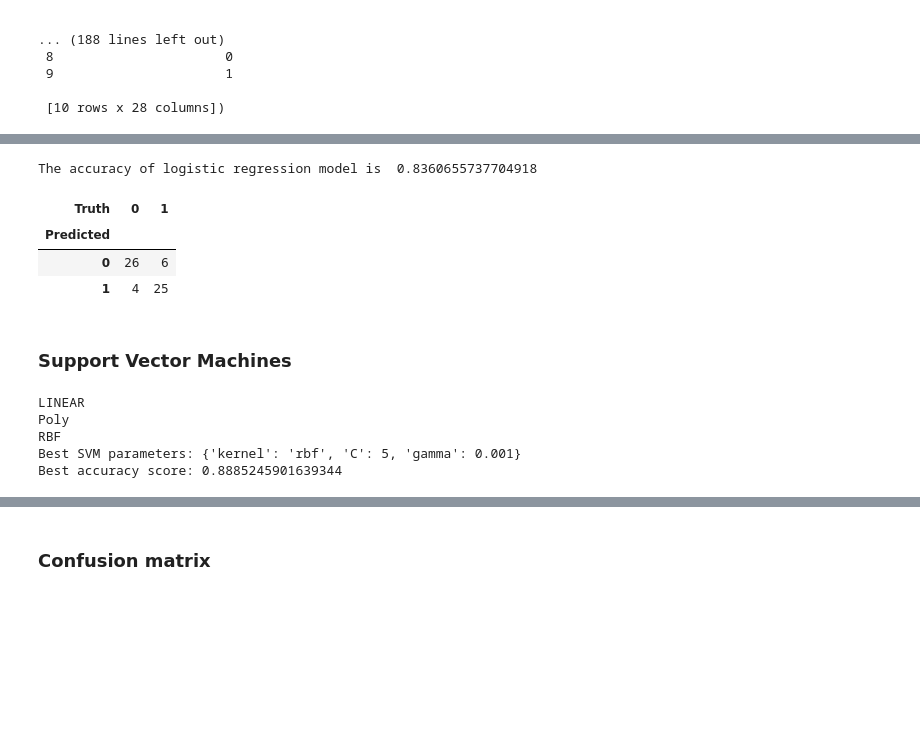
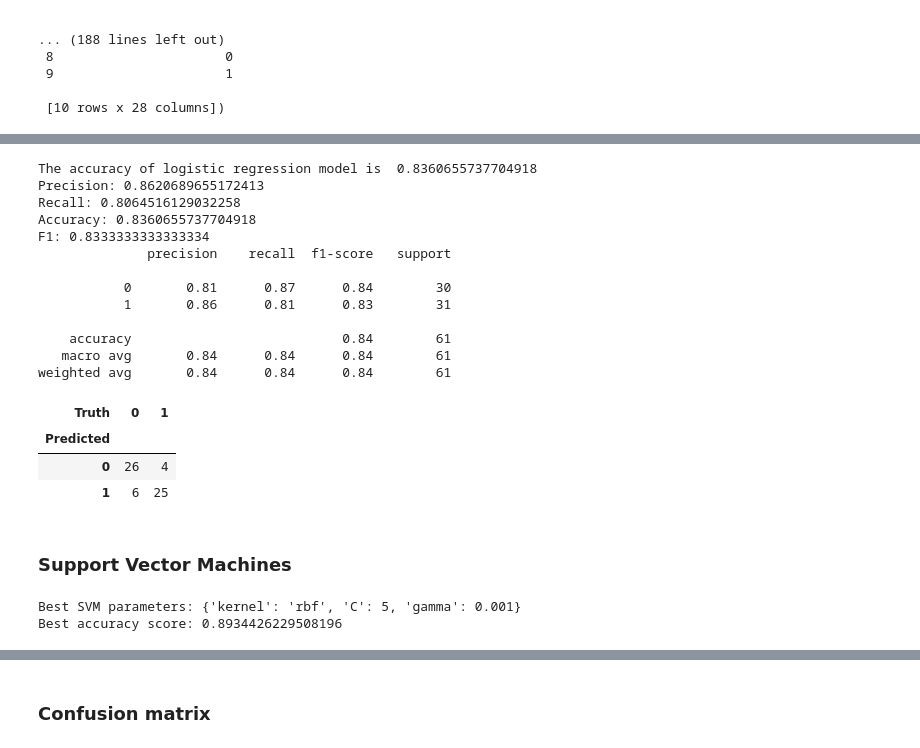
Before and after one commit to soumya-khanna/Wildfire-Prediction-Model, a Jupyter notebook: model.ipynb, the cells around one changed output, grey strips where cells are left out. Saved outputs shown, nothing was run; the diff lists cells and outputs as text; code cells hidden in the pictures; blank space fills up the shorter version.

```diff
--- a/model.ipynb
+++ b/model.ipynb
@@ -542,34 +561,51 @@ confusion_table(knn1_pred, y_test)
 # %%
 # Logistic Regression
 # Initialize lists to store mean accuracy for each K
 from sklearn.linear_model import LogisticRegression
 from sklearn import metrics
 from sklearn.preprocessing import StandardScaler
 
 scaler = StandardScaler()
 target_var = 'Y-Value'
 X = num_stats_df.drop(columns=['Y-Value', 'Fire Name', 'Condition'])
 y = num_stats_df[target_var]
 X_train, X_test, y_train, y_test = train_test_split(X, y, test_size=0.2, shuffle=True, random_state=101)
 X_train_scaled = scaler.fit_transform(X_train)
 X_test_scaled = scaler.transform(X_test)
 model = LogisticRegression(max_iter=1000)
 
 # Fit the model
 model = model.fit(X_train_scaled, y_train)
 
 
 # Predict on test set
 prediction = model.predict(X_test_scaled)
 
 # Calculate accuracy
-acc = metrics.accuracy_score(prediction,y_test)
+acc = metrics.accuracy_score(y_test, prediction)
 print('The accuracy of logistic regression model is ', acc)
 
-confusion_table(prediction, y_test)
+print('Precision:', metrics.precision_score(y_test, prediction))
+print('Recall:', metrics.recall_score(y_test, prediction))
+print('Accuracy:', metrics.accuracy_score(y_test, prediction))
+print('F1:', metrics.f1_score(y_test, prediction))
+print(metrics.classification_report(y_test, prediction))
+confusion_table(y_test, prediction)
 # %% [output]
 The accuracy of logistic regression model is  0.8360655737704918
+Precision: 0.8620689655172413
+Recall: 0.8064516129032258
+Accuracy: 0.8360655737704918
+F1: 0.8333333333333334
+              precision    recall  f1-score   support
+
+           0       0.81      0.87      0.84        30
+           1       0.86      0.81      0.83        31
+
+    accuracy                           0.84        61
+   macro avg       0.84      0.84      0.84        61
+weighted avg       0.84      0.84      0.84        61
 | Truth | 0 | 1 |
 | Predicted |  |  |
-| 0 | 26 | 6 |
-| 1 | 4 | 25 |
+| 0 | 26 | 4 |
+| 1 | 6 | 25 |
@@ -614,7 +623,6 @@ best_score = 0
 best_params = {}
 
 # Linear SVC
-print("LINEAR")
 for C in [0.001,0.01,0.1,1,5,10,100]:
     scores = []
     settings = {'kernel': 'linear', 'C': C}
@@ -630,15 +638,14 @@ for C in [0.001,0.01,0.1,1,5,10,100]:
 
         svm_lin = SVC(kernel='linear', C=C)
         svm_lin.fit(X_train, y_train)
-        y_pred = svm_lin.predict(X_test)
-        scores.append(accuracy_score(y_test, y_pred))
+        lin_pred = svm_lin.predict(X_test)
+        scores.append(accuracy_score(y_test, lin_pred))
     avg_score = np.mean(scores)
     if avg_score > best_score:
         best_score = avg_score
         best_params = settings.copy()
 
 # Poly SVC
-print("Poly")
 for C in [0.001,0.01,0.1,1,5,10,100]:
     for d in range(len(num_stats_df.columns)):
         scores = []
@@ -654,15 +661,14 @@ for C in [0.001,0.01,0.1,1,5,10,100]:
 
             svm_poly = SVC(kernel='poly', C=C, degree=d)
             svm_poly.fit(X_train, y_train)
-            y_pred = svm_poly.predict(X_test)
-            scores.append(accuracy_score(y_test, y_pred))
+            poly_pred = svm_poly.predict(X_test)
+            scores.append(accuracy_score(y_test, poly_pred))
         avg_score = np.mean(scores)
         if avg_score > best_score:
             best_score = avg_score
             best_params = settings.copy()
 
 # RBF SVC
-print("RBF")
 for C in [0.001,0.01,0.1,1,5,10,100]:
     for g in [0.001, 0.01, 0.1, 1, 10, 100, 1000]:
         scores = []
@@ -678,8 +684,8 @@ for C in [0.001,0.01,0.1,1,5,10,100]:
 
             svm_rbf = SVC(kernel='rbf', C=C, gamma=g)
             svm_rbf.fit(X_train, y_train)
-            y_pred = svm_rbf.predict(X_test)
-            scores.append(accuracy_score(y_test, y_pred))
+            rbf_pred = svm_rbf.predict(X_test)
+            scores.append(accuracy_score(y_test, rbf_pred))
         avg_score = np.mean(scores)
         if avg_score > best_score:
             best_score = avg_score
@@ -688,11 +694,8 @@ for C in [0.001,0.01,0.1,1,5,10,100]:
 print("Best SVM parameters:", best_params)
 print("Best accuracy score:", best_score)
 # %% [output]
-LINEAR
-Poly
-RBF
 Best SVM parameters: {'kernel': 'rbf', 'C': 5, 'gamma': 0.001}
-Best accuracy score: 0.8885245901639344
+Best accuracy score: 0.8934426229508196
 # %%
 # Using our best Accuracy score for SVM, we will build out the SVM with our non-bootstrapped data
 scaler = StandardScaler()
```
Also changed, not shown: parts of 8 cells of this notebook.
